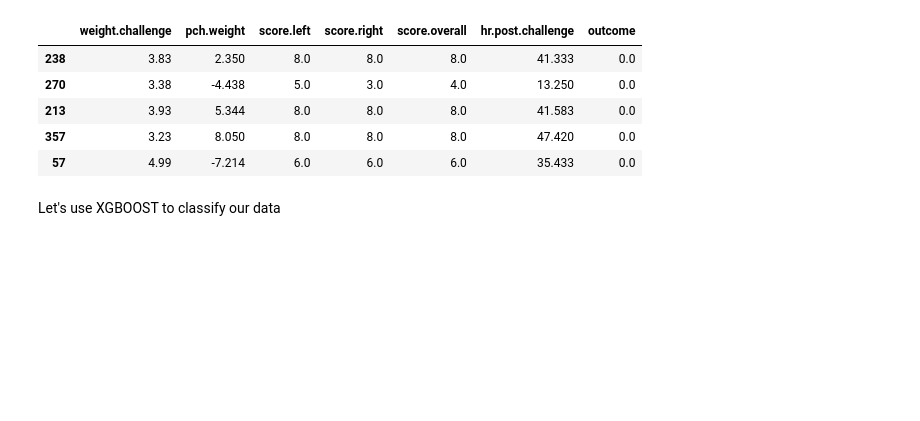
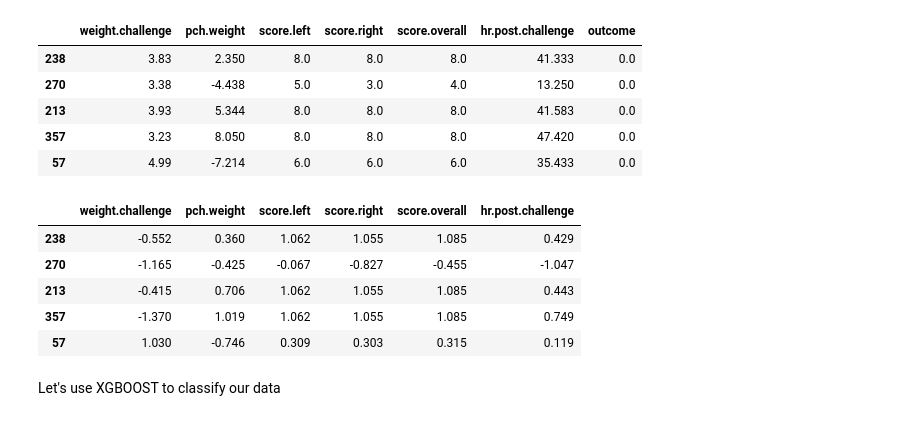
Before and after one commit to radaniba/Sepsis_Project, a Jupyter notebook: notebooks/Results.ipynb, the cells around one changed output. Drawn from its saved outputs; the diff is of its cells as text; code cells hidden in the pictures; blank space fills up the shorter version.

```diff
--- a/notebooks/Results.ipynb
+++ b/notebooks/Results.ipynb
@@ -1094,6 +1094,15 @@ table.head()
 | 213 | 3.93 | 5.344 | 8.0 | 8.0 | 8.0 | 41.583 | 0.0 |
 | 357 | 3.23 | 8.050 | 8.0 | 8.0 | 8.0 | 47.420 | 0.0 |
 | 57 | 4.99 | -7.214 | 6.0 | 6.0 | 6.0 | 35.433 | 0.0 |
+# %%
+X_validation.head()
+# %% [output]
+|  | weight.challenge | pch.weight | score.left | score.right | score.overall | hr.post.challenge |
+| 238 | -0.552 | 0.360 | 1.062 | 1.055 | 1.085 | 0.429 |
+| 270 | -1.165 | -0.425 | -0.067 | -0.827 | -0.455 | -1.047 |
+| 213 | -0.415 | 0.706 | 1.062 | 1.055 | 1.085 | 0.443 |
+| 357 | -1.370 | 1.019 | 1.062 | 1.055 | 1.085 | 0.749 |
+| 57 | 1.030 | -0.746 | 0.309 | 0.303 | 0.315 | 0.119 |
 # %% [markdown]
 Let's use XGBOOST to classify our data
 # %%
```
Also changed, not shown: parts of 7 cells of this notebook, 5 other files.
